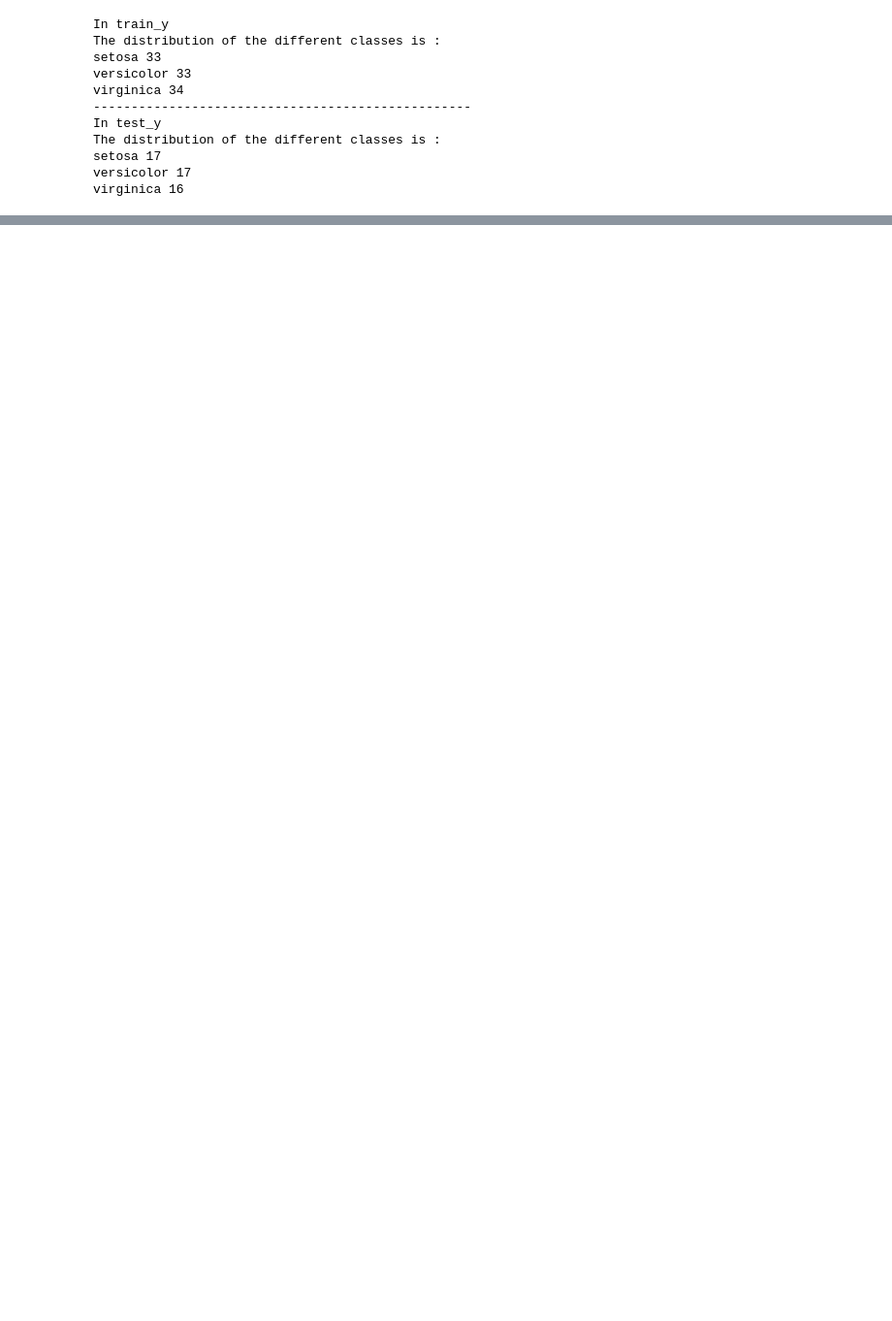
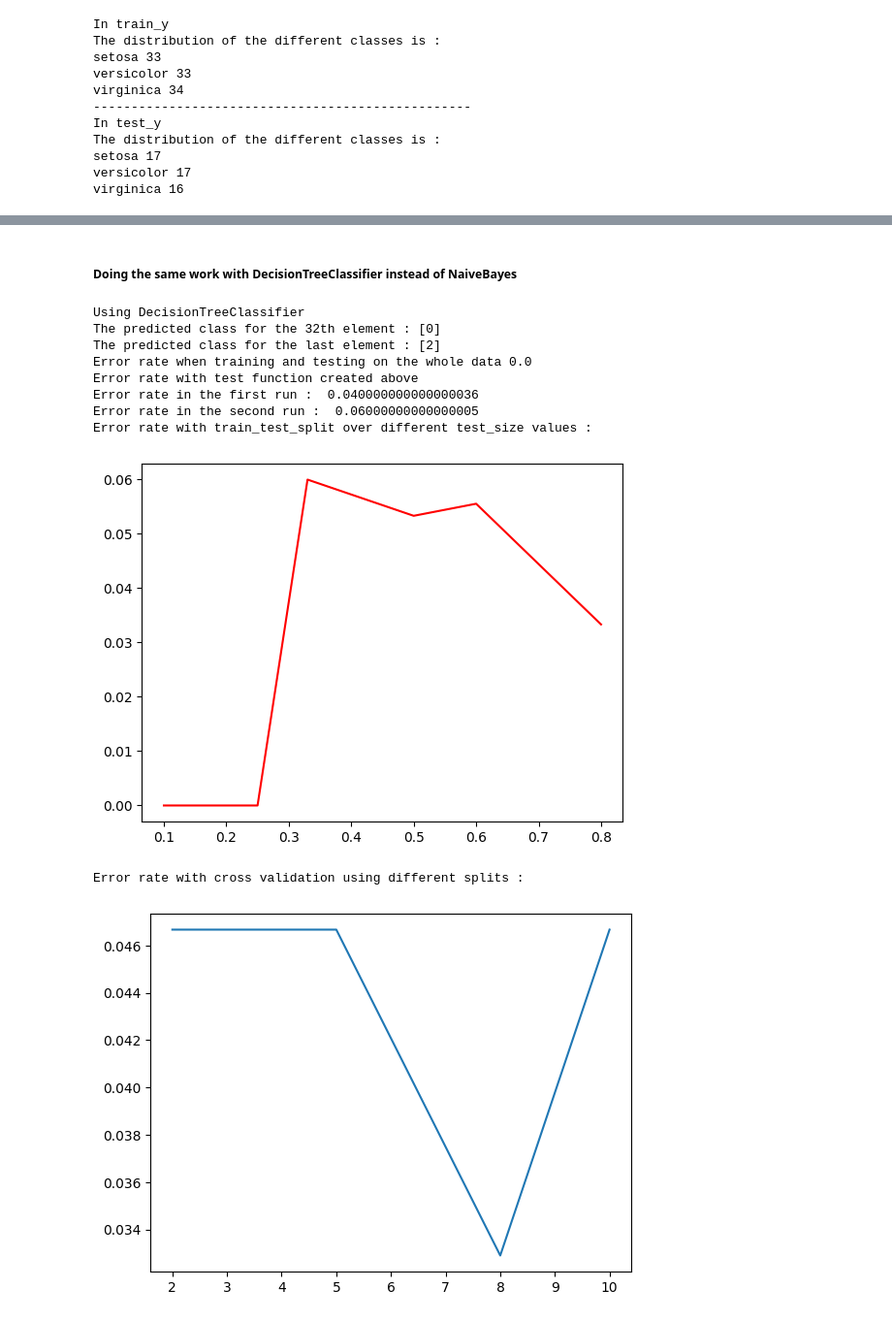
Before and after one commit to zak-soussi/DataMining, a Jupyter notebook: TP3/TP3.ipynb, the cells around one changed output, grey strips where cells are left out. Shown at 97% size. Drawn from its saved outputs; the diff is of its cells as text; code cells hidden in the pictures; blank space fills up the shorter version.

Commit message:
NaiveBayes + DecisionTree + cross_validation + scikit-learn

```diff
--- a/TP3/TP3.ipynb
+++ b/TP3/TP3.ipynb
@@ -215,0 +232,44 @@ plt.plot(splits_nbr , values)
+# %% [markdown]
+##### Doing the same work with DecisionTreeClassifier instead of NaiveBayes
+# %%
+print("Using DecisionTreeClassifier")
+model = DecisionTreeClassifier()
+model.fit(irisData.data[:-1], irisData.target[:-1]) #we didn't include the last element in the training set because we
+                                                 #are going to test with it
+p31 = model.predict(irisData.data[[31]])
+print("The predicted class for the 32th element :",p31)
+last = model.predict(irisData.data[[-1]])
+print("The predicted class for the last element :",last)
+p = model.predict(irisData.data)
+print("Error rate when training and testing on the whole data",1-model.score(irisData.data, irisData.target))
+print('Error rate with test function created above')
+print("Error rate in the first run : ",test(irisData,model))
+print("Error rate in the second run : ",test(irisData,model))
+print('Error rate with train_test_split over different test_size values : ')
+testing_list = [0.1,0.25,0.33,0.5,0.6,0.8]
+values = []
+for test in testing_list:
+    x_train, x_test, y_train, y_test = train_test_split(irisData.data,irisData.target,test_size=test,shuffle=True)
+    model.fit(x_train,y_train)
+    values.append(1-model.score(x_test,y_test))
+plt.plot(testing_list,values,c="r")
+plt.show()
+print('Error rate with cross validation using different splits : ')
+splits_nbr = [2,3,5,8,10]
+values = []
+for split in splits_nbr:
+    values.append(1 - cross_val_score(model , irisData.data , irisData.target , cv = split).mean())
+plt.plot(splits_nbr , values)
+plt.show()
+# %% [output]
+Using DecisionTreeClassifier
+The predicted class for the 32th element : [0]
+The predicted class for the last element : [2]
+Error rate when training and testing on the whole data 0.0
+Error rate with test function created above
+Error rate in the first run :  0.040000000000000036
+Error rate in the second run :  0.06000000000000005
+Error rate with train_test_split over different test_size values :
+[figure, added]
+Error rate with cross validation using different splits :
+[figure, added]
```
Also changed, not shown: parts of 21 cells of this notebook, 1 other file.
